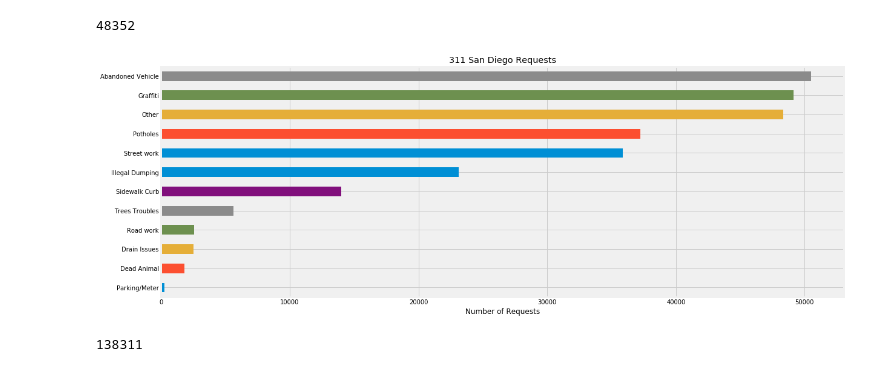
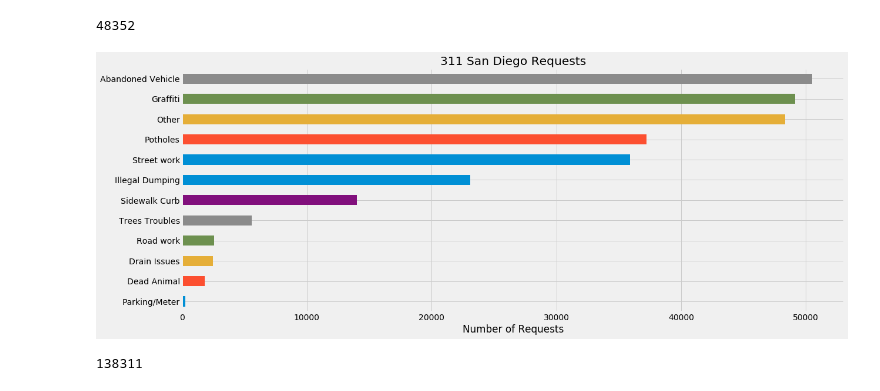
Before and after one commit to farhadOmidvar/311-San-Diego, a Jupyter notebook: notebooks/Requests_Sources.ipynb, the cells around one changed output. Cells and saved outputs as stored; diff of their text form; code cells hidden in the pictures.

```diff
--- a/notebooks/Requests_Sources.ipynb
+++ b/notebooks/Requests_Sources.ipynb
@@ -136,14 +136,15 @@ Other_num
 # %%
 xticks = ['Graffiti', 'Potholes', 'Abandoned Vehicle', 'Illegal Dumping', 'Street work', 'Road work', 'Sidewalk Curb', 'Parking/Meter', 'Trees Troubles', 'Drain Issues', 'Dead Animal', 'Other']
 Requests_bar_values = [Graffiti_num, Pothole_num, Abandoned_Vehicle_num, Illegal_Dumping_num, Street_work_num, Road_work_num, Sidewalk_Curb_num, Parking_and_Meter_num, Trees_num, Drain_Issues_num, Dead_Animal_num, Other_num]
 Requests_bar_values_se = pd.Series(Requests_bar_values, index=xticks)
 Requests_bar_values_se.sort_values(inplace=True)
 ax = Requests_bar_values_se.plot.barh(title="311 San Diego Requests", figsize = (18, 7))
 ax.set_xlabel("Number of Requests")
 ax.set_title("311 San Diego Requests")
+plt.tight_layout()
 ax.figure.savefig(os.path.join('..', 'figures', '311_San_Diego_Requests_category.png'))
 # %% [output]
-[figure, old version]
+[figure, new version]
 # %%
 #xticks = [Graffiti, Potholes, Abandoned_Vehicle, ]
 x_axis = np.arange(len(Requests_bar_values))
```
Also changed, not shown: parts of 5 cells of this notebook, 10 other files.
